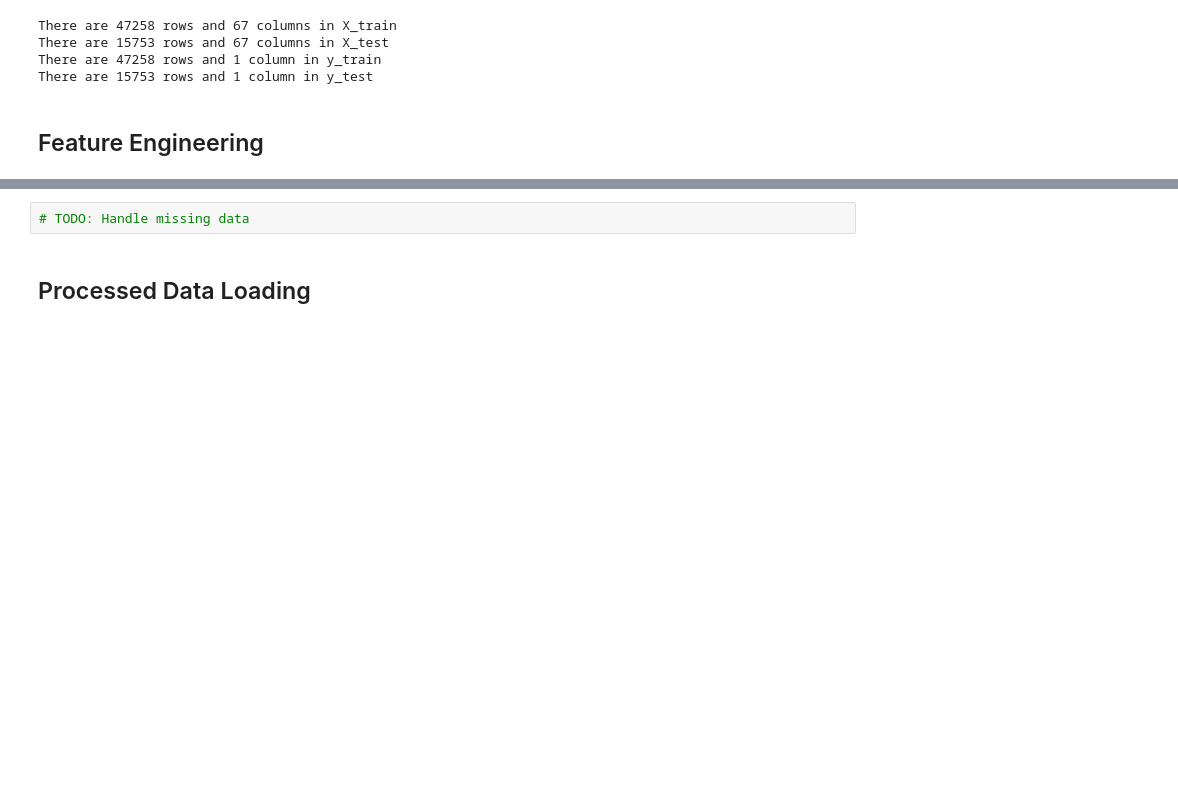
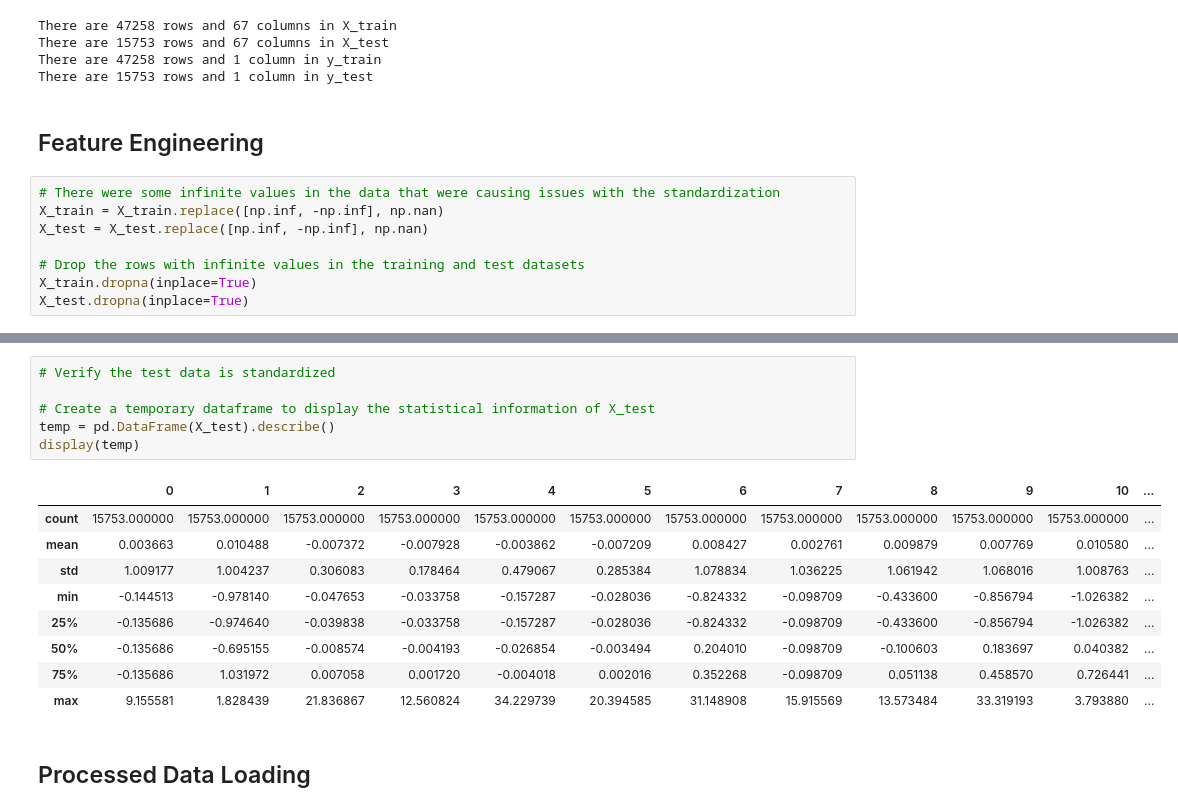
Before and after one commit to jackdmulvihill/COMP-379-Final-Project, a Jupyter notebook: FinalProject.ipynb, the cells around one changed output, grey strips where cells are left out. Saved outputs shown, nothing was run; the diff lists cells and outputs as text; blank space fills up the shorter version.

Commit message:
Scaled training and test data

```diff
--- a/FinalProject.ipynb
+++ b/FinalProject.ipynb
@@ -397,6 +397,14 @@ There are 47258 rows and 1 column in y_train
 There are 15753 rows and 1 column in y_test
 # %% [markdown]
 ## Feature Engineering
+# %%
+# There were some infinite values in the data that were causing issues with the standardization
+X_train = X_train.replace([np.inf, -np.inf], np.nan)
+X_test = X_test.replace([np.inf, -np.inf], np.nan)
+
+# Drop the rows with infinite values in the training and test datasets
+X_train.dropna(inplace=True)
+X_test.dropna(inplace=True)
 # %%
 # Create a standardizing object (make the mean=0 and variance=1)
 scaler = StandardScaler()
@@ -420,5 +436,19 @@ display(temp)
-# %%
-# TODO: Handle missing data
+# %%
+# Verify the test data is standardized
+
+# Create a temporary dataframe to display the statistical information of X_test
+temp = pd.DataFrame(X_test).describe()
+display(temp)
+# %% [output]
+|  | 0 | 1 | 2 | 3 | 4 | 5 | 6 | 7 | 8 | 9 | 10 | ... |
+| count | 15753.000000 | 15753.000000 | 15753.000000 | 15753.000000 | 15753.000000 | 15753.000000 | 15753.000000 | 15753.000000 | 15753.000000 | 15753.000000 | 15753.000000 | ... |
+| mean | 0.003663 | 0.010488 | -0.007372 | -0.007928 | -0.003862 | -0.007209 | 0.008427 | 0.002761 | 0.009879 | 0.007769 | 0.010580 | ... |
+| std | 1.009177 | 1.004237 | 0.306083 | 0.178464 | 0.479067 | 0.285384 | 1.078834 | 1.036225 | 1.061942 | 1.068016 | 1.008763 | ... |
+| min | -0.144513 | -0.978140 | -0.047653 | -0.033758 | -0.157287 | -0.028036 | -0.824332 | -0.098709 | -0.433600 | -0.856794 | -1.026382 | ... |
+| 25% | -0.135686 | -0.974640 | -0.039838 | -0.033758 | -0.157287 | -0.028036 | -0.824332 | -0.098709 | -0.433600 | -0.856794 | -1.026382 | ... |
+| 50% | -0.135686 | -0.695155 | -0.008574 | -0.004193 | -0.026854 | -0.003494 | 0.204010 | -0.098709 | -0.100603 | 0.183697 | 0.040382 | ... |
+| 75% | -0.135686 | 1.031972 | 0.007058 | 0.001720 | -0.004018 | 0.002016 | 0.352268 | -0.098709 | 0.051138 | 0.458570 | 0.726441 | ... |
+| max | 9.155581 | 1.828439 | 21.836867 | 12.560824 | 34.229739 | 20.394585 | 31.148908 | 15.915569 | 13.573484 | 33.319193 | 3.793880 | ... |
 # %% [markdown]
 ## Processed Data Loading
 # %% [markdown]
```
Also changed, not shown: parts of 2 cells of this notebook.
